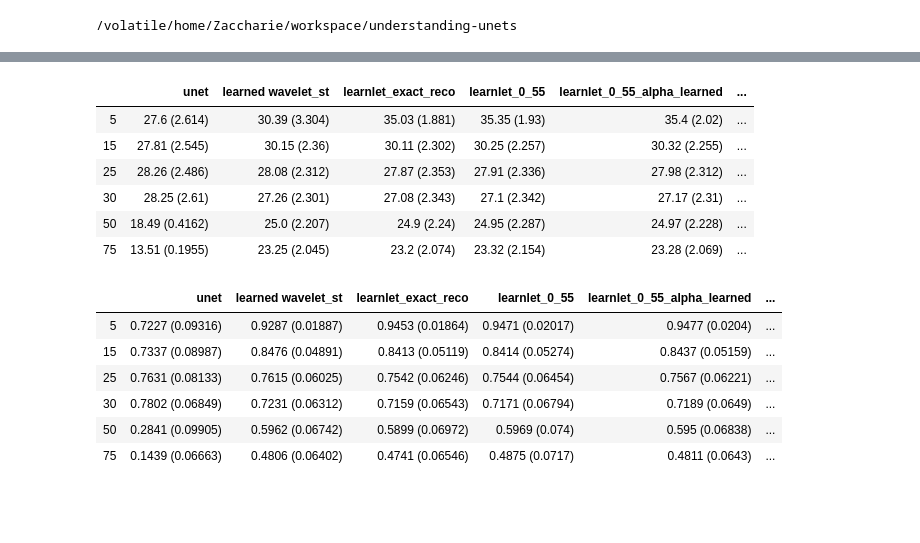
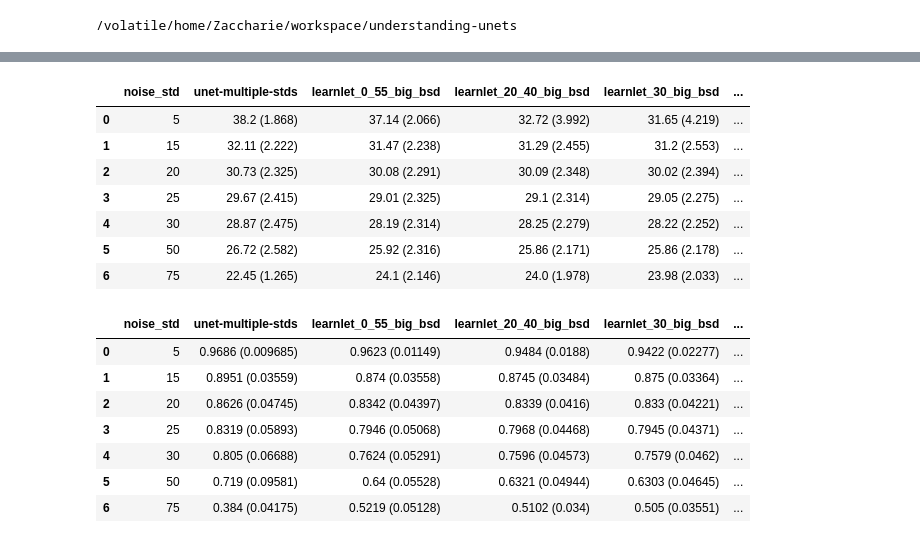
Before and after one commit to zaccharieramzi/understanding-unets, a Jupyter notebook: experiments/denoising_generalisation.ipynb, the cells around one changed output, grey strips where cells are left out. Drawn from its saved outputs; the diff is of its cells as text; code cells hidden in the pictures; blank space fills up the shorter version.

```diff
--- a/experiments/denoising_generalisation.ipynb
+++ b/experiments/denoising_generalisation.ipynb
@@ -180,34 +139,0 @@ noise_stds = [5, 15, 25, 30, 50, 75]
-# %%
-noise_std_metrics = {}
-for noise_std in tqdm_notebook(noise_stds, 'Noise stds'):
-    n_channels = 1
-    im_gen_train, im_gen_val, im_gen_test, size, n_samples_train = im_generators(
-        'bsd68',
-        batch_size=1,
-        validation_split=0,
-        no_augment=True,
-        noise_std=noise_std,
-        grey=True
-    )
-    im_bsd68 = im_gen_test
-    metrics = []
-    for net_params in all_net_params:
-        at_inference_net_params = copy.deepcopy(net_params)
-        if callable(at_inference_net_params['run_params'].get('denoising_activation')):
-            at_inference_net_params['run_params']['denoising_activation'] = at_inference_net_params['run_params']['denoising_activation'](2*noise_std/255)
-        metrics.append((net_params['name'], metrics_for_params(im_gen_test, **at_inference_net_params)))
-
-    for net_params in dynamic_denoising_net_params:
-        metrics.append((net_params['name'], metrics_dynamic_denoising_net(im_gen_test, noise_std, **net_params)))
-
-    for net_params in all_exact_recon_net_params:
-        at_inference_net_params = copy.deepcopy(net_params)
-        if callable(at_inference_net_params['run_params'].get('denoising_activation')):
-            at_inference_net_params['run_params']['denoising_activation'] = at_inference_net_params['run_params']['denoising_activation'](2*noise_std/255)
-        metrics.append((net_params['name'], metrics_exact_recon_net(im_gen_test, **at_inference_net_params)))
-
-    metrics.append(('original', metrics_original(im_gen_test)))
-    # metrics.append(('bm3d', metrics_bm3d(im_gen_test)))
-    metrics.append(('wavelets_24', metrics_wavelets(im_gen_test, '24', noise_std=noise_std)))
-    metrics.sort(key=lambda x: x[1].metrics['PSNR'].mean())
-    noise_std_metrics[noise_std] = metrics
@@ -248,42 +206,44 @@ noise_std_metrics
 # %%
 # PSNR table
 psnr_metrics_table = pd.DataFrame(
-    index=noise_stds,
-    columns=[p['name'] for p in all_net_params] + [p['name'] for p in all_exact_recon_net_params] + [p['name'] for p in dynamic_denoising_net_params] + ['original'],
+    columns=['noise_std'] + [p['name'] for p in all_net_params] + [p['name'] for p in dynamic_denoising_net_params] + ['original', 'wavelets_24', 'bm3d'],
 )
-for noise_std, metrics in noise_std_metrics.items():
+for i, (noise_std, metrics) in enumerate(noise_std_metrics.items()):
+    psnr_metrics_table.loc[i, 'noise_std'] = noise_std
     for name, m in metrics:
-        psnr_metrics_table.loc[noise_std, name] = "{mean:.4} ({std:.4})".format(
+        psnr_metrics_table.loc[i, name] = "{mean:.4} ({std:.4})".format(
             mean=m.metrics['PSNR'].mean(),
             std=m.metrics['PSNR'].stddev(),
         )
 psnr_metrics_table
 # %% [output]
-|  | unet | learned wavelet_st | learnlet_exact_reco | learnlet_0_55 | learnlet_0_55_alpha_learned | ... |
-| 5 | 27.6 (2.614) | 30.39 (3.304) | 35.03 (1.881) | 35.35 (1.93) | 35.4 (2.02) | ... |
-| 15 | 27.81 (2.545) | 30.15 (2.36) | 30.11 (2.302) | 30.25 (2.257) | 30.32 (2.255) | ... |
-| 25 | 28.26 (2.486) | 28.08 (2.312) | 27.87 (2.353) | 27.91 (2.336) | 27.98 (2.312) | ... |
-| 30 | 28.25 (2.61) | 27.26 (2.301) | 27.08 (2.343) | 27.1 (2.342) | 27.17 (2.31) | ... |
-| 50 | 18.49 (0.4162) | 25.0 (2.207) | 24.9 (2.24) | 24.95 (2.287) | 24.97 (2.228) | ... |
-| 75 | 13.51 (0.1955) | 23.25 (2.045) | 23.2 (2.074) | 23.32 (2.154) | 23.28 (2.069) | ... |
+|  | noise_std | unet-multiple-stds | learnlet_0_55_big_bsd | learnlet_20_40_big_bsd | learnlet_30_big_bsd | ... |
+| 0 | 5 | 38.2 (1.868) | 37.14 (2.066) | 32.72 (3.992) | 31.65 (4.219) | ... |
+| 1 | 15 | 32.11 (2.222) | 31.47 (2.238) | 31.29 (2.455) | 31.2 (2.553) | ... |
+| 2 | 20 | 30.73 (2.325) | 30.08 (2.291) | 30.09 (2.348) | 30.02 (2.394) | ... |
+| 3 | 25 | 29.67 (2.415) | 29.01 (2.325) | 29.1 (2.314) | 29.05 (2.275) | ... |
+| 4 | 30 | 28.87 (2.475) | 28.19 (2.314) | 28.25 (2.279) | 28.22 (2.252) | ... |
+| 5 | 50 | 26.72 (2.582) | 25.92 (2.316) | 25.86 (2.171) | 25.86 (2.178) | ... |
+| 6 | 75 | 22.45 (1.265) | 24.1 (2.146) | 24.0 (1.978) | 23.98 (2.033) | ... |
 # %%
 # SSIM table
 ssim_metrics_table = pd.DataFrame(
-    index=noise_stds,
-    columns=[p['name'] for p in all_net_params] + [p['name'] for p in all_exact_recon_net_params] + [p['name'] for p in dynamic_denoising_net_params] + ['original', 'wavelets_24'],
+    columns=['noise_std'] + [p['name'] for p in all_net_params] + [p['name'] for p in dynamic_denoising_net_params] + ['original', 'wavelets_24', 'bm3d'],
 )
-for noise_std, metrics in noise_std_metrics.items():
+for i, (noise_std, metrics) in enumerate(noise_std_metrics.items()):
+    ssim_metrics_table.loc[i, 'noise_std'] = noise_std
     for name, m in metrics:
-        ssim_metrics_table.loc[noise_std, name] = "{mean:.4} ({std:.4})".format(
+        ssim_metrics_table.loc[i, name] = "{mean:.4} ({std:.4})".format(
             mean=m.metrics['SSIM'].mean(),
             std=m.metrics['SSIM'].stddev(),
         )
 ssim_metrics_table
 # %% [output]
-|  | unet | learned wavelet_st | learnlet_exact_reco | learnlet_0_55 | learnlet_0_55_alpha_learned | ... |
-| 5 | 0.7227 (0.09316) | 0.9287 (0.01887) | 0.9453 (0.01864) | 0.9471 (0.02017) | 0.9477 (0.0204) | ... |
-| 15 | 0.7337 (0.08987) | 0.8476 (0.04891) | 0.8413 (0.05119) | 0.8414 (0.05274) | 0.8437 (0.05159) | ... |
-| 25 | 0.7631 (0.08133) | 0.7615 (0.06025) | 0.7542 (0.06246) | 0.7544 (0.06454) | 0.7567 (0.06221) | ... |
-| 30 | 0.7802 (0.06849) | 0.7231 (0.06312) | 0.7159 (0.06543) | 0.7171 (0.06794) | 0.7189 (0.0649) | ... |
-| 50 | 0.2841 (0.09905) | 0.5962 (0.06742) | 0.5899 (0.06972) | 0.5969 (0.074) | 0.595 (0.06838) | ... |
-| 75 | 0.1439 (0.06663) | 0.4806 (0.06402) | 0.4741 (0.06546) | 0.4875 (0.0717) | 0.4811 (0.0643) | ... |
+|  | noise_std | unet-multiple-stds | learnlet_0_55_big_bsd | learnlet_20_40_big_bsd | learnlet_30_big_bsd | ... |
+| 0 | 5 | 0.9686 (0.009685) | 0.9623 (0.01149) | 0.9484 (0.0188) | 0.9422 (0.02277) | ... |
+| 1 | 15 | 0.8951 (0.03559) | 0.874 (0.03558) | 0.8745 (0.03484) | 0.875 (0.03364) | ... |
+| 2 | 20 | 0.8626 (0.04745) | 0.8342 (0.04397) | 0.8339 (0.0416) | 0.833 (0.04221) | ... |
+| 3 | 25 | 0.8319 (0.05893) | 0.7946 (0.05068) | 0.7968 (0.04468) | 0.7945 (0.04371) | ... |
+| 4 | 30 | 0.805 (0.06688) | 0.7624 (0.05291) | 0.7596 (0.04573) | 0.7579 (0.0462) | ... |
+| 5 | 50 | 0.719 (0.09581) | 0.64 (0.05528) | 0.6321 (0.04944) | 0.6303 (0.04645) | ... |
+| 6 | 75 | 0.384 (0.04175) | 0.5219 (0.05128) | 0.5102 (0.034) | 0.505 (0.03551) | ... |
```
Also changed, not shown: parts of 13 cells of this notebook.
